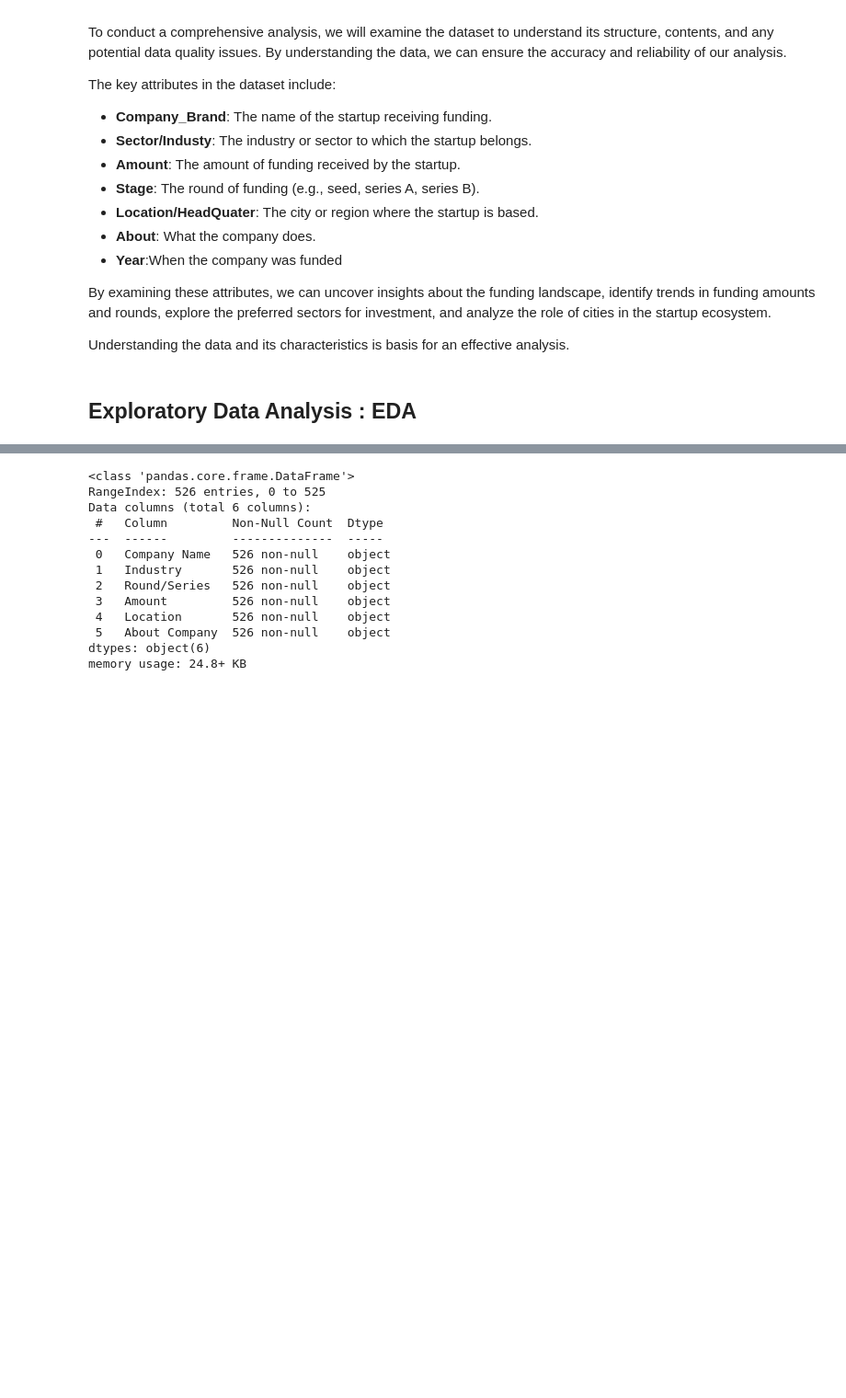
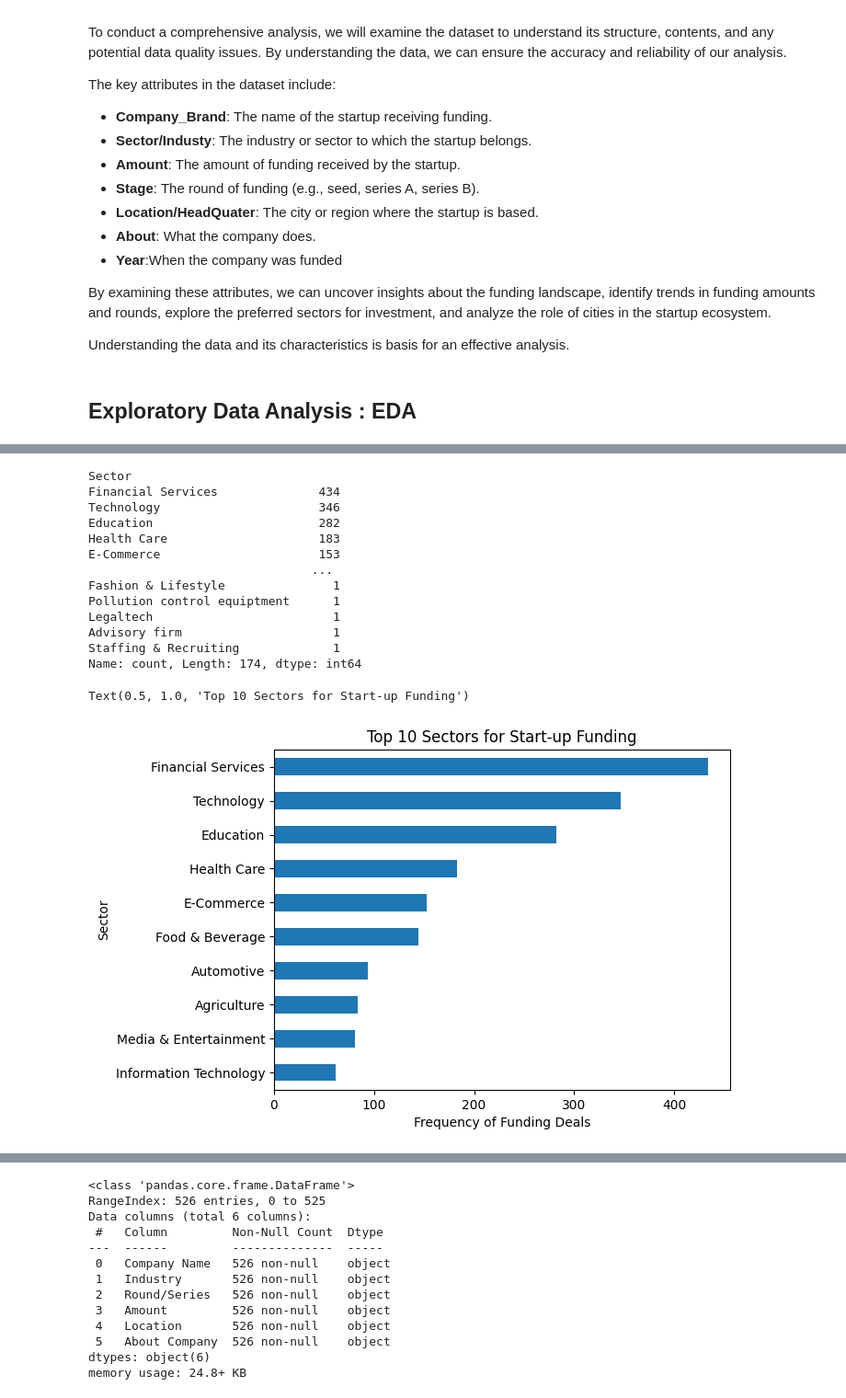
Before and after one commit to Makafui-Kwawu/Indian-Start-up-Funding-Analysis-from-2018-to-2021, a Jupyter notebook: notebook.ipynb, the cells around one changed output, grey strips where cells are left out. Shown at 92% size. Saved outputs shown, nothing was run; the diff lists cells and outputs as text; code cells hidden in the pictures; blank space fills up the shorter version.

```diff
--- a/notebook.ipynb
+++ b/notebook.ipynb
@@ -124,0 +1233,8 @@ The 2018  data contains  526 rows and  6 columns
+# %%
+# We want to simplify the industry column
+# Split values with a comma delimiter, select only the first element from the resulting list of substrings
+# remove single quotes, since it is a string
+
+master_df['Sector'] = master_df['Sector'].str.split(',').str[0].str.replace("'", "", regex=True)
+
+master_df['Sector'].sort_values()
@@ -124,0 +1821,4 @@ The 2018  data contains  526 rows and  6 columns
+# %%
+# Replace with the sector values with the modified_sector
+
+master_df.replace({'Sector': modified_sector}, inplace=True)
@@ -124,0 +1887,26 @@ The 2018  data contains  526 rows and  6 columns
+# %%
+# Ploting bar grapgh for Sectors
+
+unique_sectors = (master_df.loc[:,'Sector']).value_counts()
+print(unique_sectors)
+
+unique_sectors.head(10).sort_values().plot.barh()
+plt.xlabel("Frequency of Funding Deals")
+plt.ylabel("Sector")
+plt.title("Top 10 Sectors for Start-up Funding")
+# %% [output]
+Sector
+Financial Services              434
+Technology                      346
+Education                       282
+Health Care                     183
+E-Commerce                      153
+                               ...
+Fashion & Lifestyle               1
+Pollution control equiptment      1
+Legaltech                         1
+Advisory firm                     1
+Staffing & Recruiting             1
+Name: count, Length: 174, dtype: int64
+Text(0.5, 1.0, 'Top 10 Sectors for Start-up Funding')
+[figure, added]
```
Also changed, not shown: parts of 96 cells of this notebook, 4 other files.
